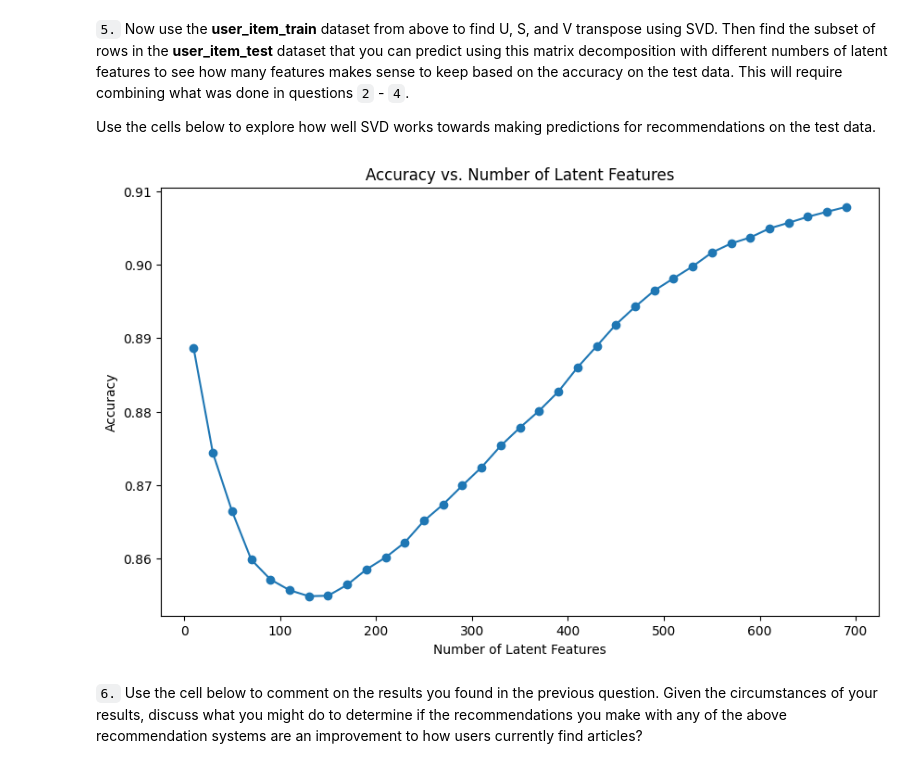
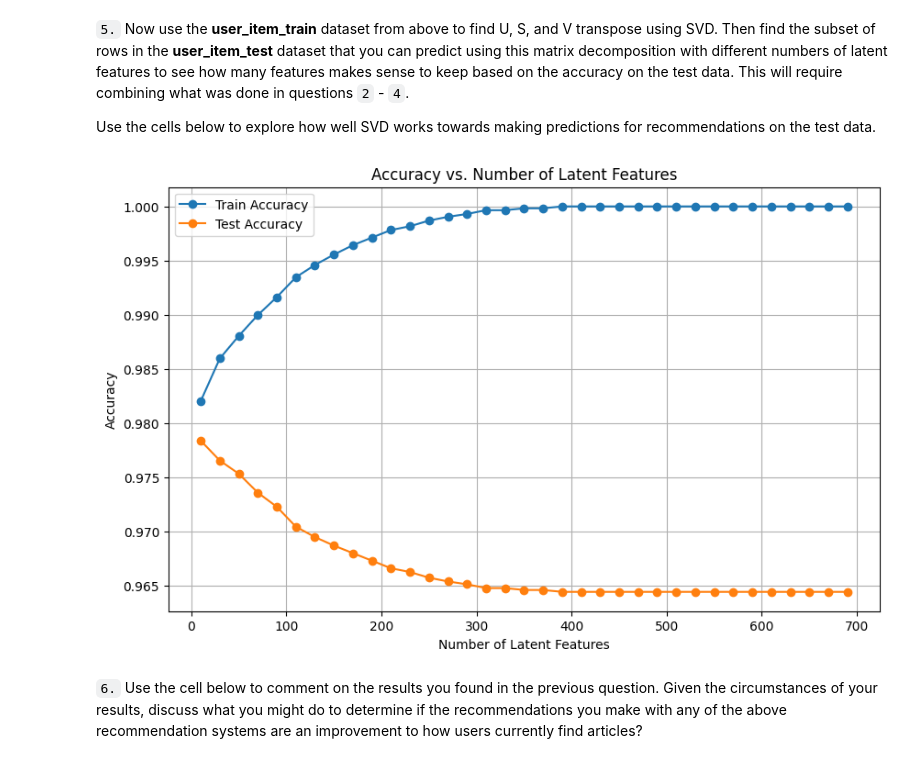
Before and after one commit to TranDat24318791998/Udacity_IBM_Recommendation_System, a Jupyter notebook: Recommendations_with_IBM.ipynb, the cells around one changed output. Cells and saved outputs as stored; diff of their text form; code cells hidden in the pictures.

Commit message:
Fix accuracy

```diff
--- a/Recommendations_with_IBM.ipynb
+++ b/Recommendations_with_IBM.ipynb
@@ -843,43 +831,15 @@ Use the cells below to explore how well SVD works towards making predictions for
 # %%
 # Perform SVD on the training dataset
 u_train, s_train, vt_train = np.linalg.svd(user_item_train, full_matrices=False)
-# %%
-
-# Predict the user-item matrix for the test set using a subset of latent features
-num_latent_features = np.arange(10, 700, 20)
-errors = []
-
-for k in num_latent_features:
-    # Restructure the matrices with k latent features
-    s_k = np.diag(s_train[:k])
-    u_k = u_train[:, :k]
-    vt_k = vt_train[:k, :]
-
-    # Predict the user-item matrix for the training data
-    user_item_train_pred = np.dot(np.dot(u_k, s_k), vt_k)
-
-    # Find common users and articles between train and test
-    common_users = np.intersect1d(user_item_test.index, user_item_train.index)
-    common_articles = np.intersect1d(user_item_test.columns, user_item_train.columns)
-
-    # Subset the matrices for prediction and actual test data
-    user_item_test_actual = user_item_test.loc[common_users, common_articles]
-    user_item_train_pred = pd.DataFrame(user_item_train_pred,
-                                        index=user_item_train.index,
-                                        columns=user_item_train.columns)
-    user_item_test_pred = user_item_train_pred.loc[common_users, common_articles]
-
-    # Calculate the error
-    diffs = np.abs(user_item_test_actual.values - user_item_test_pred.values)
-    error = np.sum(diffs)
-    errors.append(error)
-
-# Plot the accuracy vs number of latent features
-plt.figure(figsize=(10, 6))
-plt.plot(num_latent_features, 1 - np.array(errors)/np.sum(user_item_test.values), marker='o')
-plt.xlabel('Number of Latent Features')
-plt.ylabel('Accuracy')
-plt.title('Accuracy vs. Number of Latent Features')
-plt.show()
-# %% [output]
-[figure, removed]
+# %%
+# Perform SVD on the training dataset
+u_train, s_train, vt_train = np.linalg.svd(user_item_train, full_matrices=False)
+
+# Find common users and articles between train and test
+common_users = user_item_train.index[user_item_train.index.isin(test_idx)]
+common_articles = user_item_train.columns[user_item_train.columns.isin(test_arts)]
+
+# Subset matrices for common users and articles
+train_rows = user_item_train.index.isin(common_users)
+test_rows = user_item_test.index.isin(common_users)
+train_cols = user_item_train.columns.isin(common_articles)
@@ -886,2 +883,16 @@ plt.show()
+# %%
+
+# Plot
+fig, ax = plt.subplots(figsize=(10, 6))
+ax.plot(num_latent_features, train_accuracies, label='Train Accuracy', marker='o')
+ax.plot(num_latent_features, test_accuracies, label='Test Accuracy', marker='o')
+ax.set_xlabel('Number of Latent Features')
+ax.set_ylabel('Accuracy')
+ax.set_title('Accuracy vs. Number of Latent Features')
+ax.grid(True)
+ax.legend()
+plt.show()
+# %% [output]
+[figure, added]
 # %% [markdown]
 `6.` Use the cell below to comment on the results you found in the previous question. Given the circumstances of your results, discuss what you might do to determine if the recommendations you make with any of the above recommendation systems are an improvement to how users currently find articles?
```
Also changed, not shown: parts of 11 cells of this notebook.
